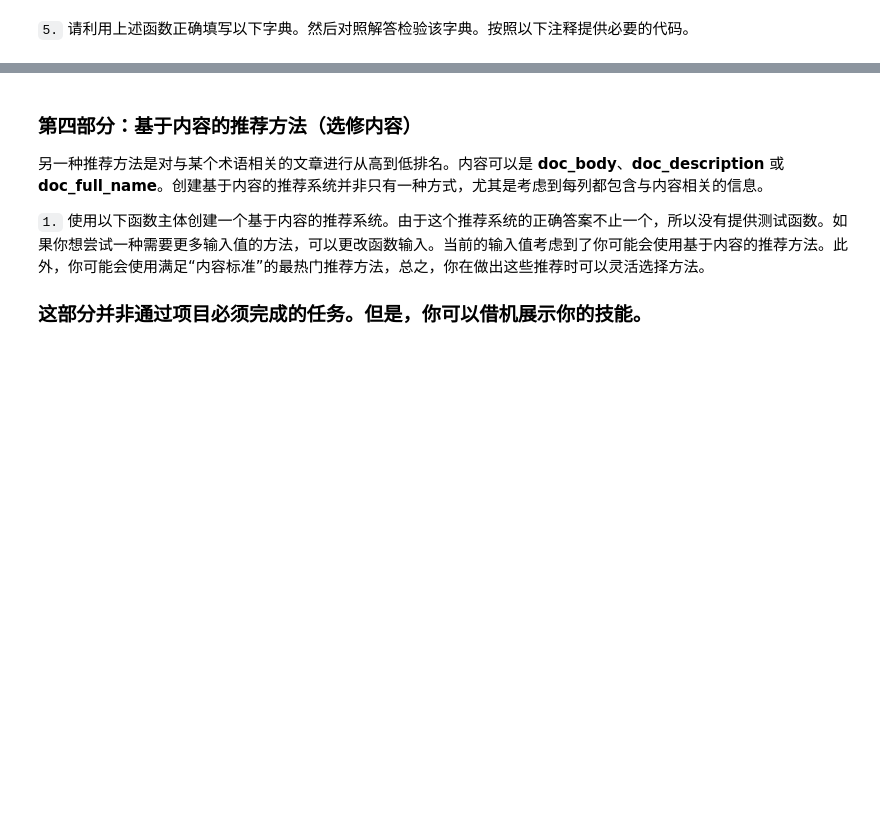
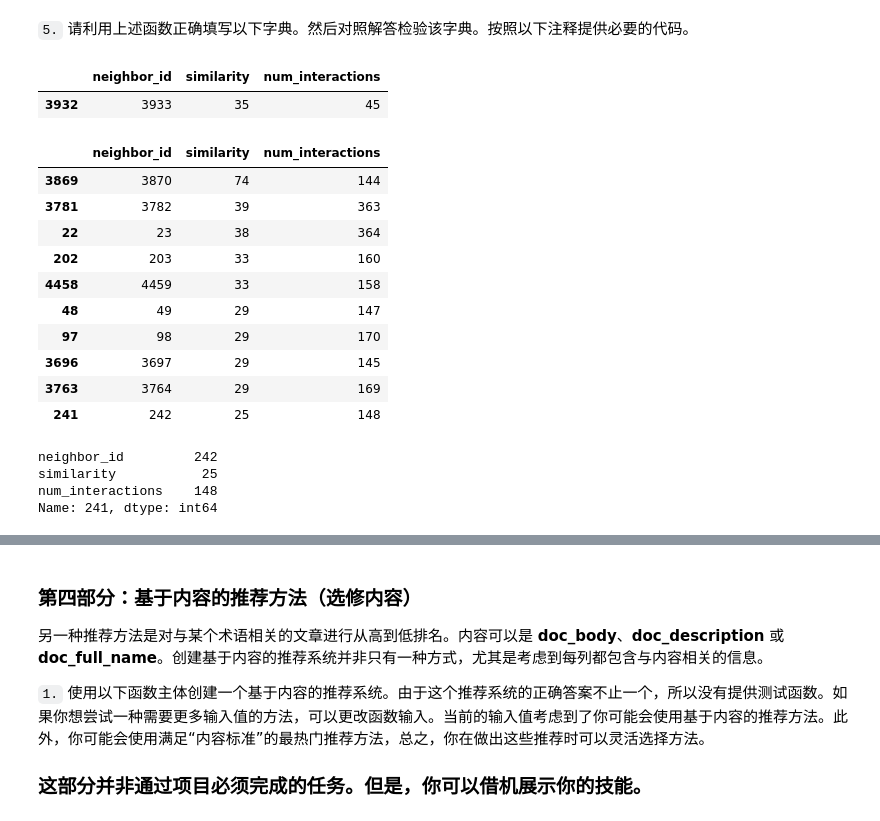
Before and after one commit to flamever2015/Experiment-Design-and-Recommendation-Engines, a Jupyter notebook: Recommendations_with_IBM-zh.ipynb, the cells around one changed output, grey strips where cells are left out. Cells and saved outputs as stored; diff of their text form; code cells hidden in the pictures; blank space fills up the shorter version.

```diff
--- a/Recommendations_with_IBM-zh.ipynb
+++ b/Recommendations_with_IBM-zh.ipynb
@@ -551,7 +526,7 @@ If this is all you see, you passed all of our tests!  Nice job!
 
 * 当推荐的文章数量以低于 m 的数字开始并以高于 m的数字结束时，我们并非随意选择文章，而是先选择总互动次数最多的文章，然后选择总互动次数第二多的文章。你可以利用之前编写的 **top_articles** 函数获得这种排名。
 # %%
-def get_top_sorted_users(user_id, df=df, user_item=user_item):
+def get_top_sorted_users(user_id, df = df, user_item = user_item):
     '''
     INPUT:
     user_id - (int)
@@ -570,12 +545,23 @@ def get_top_sorted_users(user_id, df=df, user_item=user_item):
                     highest of each is higher in the dataframe
 
     '''
-    # Your code here
+    df_article_views = df.groupby('user_id').count().article_id
+    # using `user_item` will count all interactions as one interaction so we are using `df` to arrive at interaction count
+
+    neighbors_df = pd.concat([user_item.loc[user_id].dot(user_item.T), df_article_views], axis = 1).reset_index()
+    neighbors_df.rename(columns = {"user_id": "neighbor_id",
+                                   user_id: "similarity",
+                                   "article_id": "num_interactions"}, inplace = True)
+    neighbors_df.drop(neighbors_df[neighbors_df.neighbor_id == user_id].index, axis = 0, inplace = True)
+
+    neighbors_df['similarity'] = neighbors_df['similarity'].astype('int')
+    neighbors_df['neighbor_id'] = neighbors_df['neighbor_id'].astype('int')
+    neighbors_df = neighbors_df.sort_values(by = ['similarity', 'neighbor_id'], ascending = [False, True])
 
     return neighbors_df # Return the dataframe specified in the doc_string
 
 
-def user_user_recs_part2(user_id, m=10):
+def user_user_recs_part2(user_id, m = 10):
     '''
     INPUT:
     user_id - (int) a user id
@@ -599,6 +585,22 @@ def user_user_recs_part2(user_id, m=10):
 
     '''
     # Your code here
+    neighbors_df = get_top_sorted_users(user_id)
+
+    # set top-m neighbor_id
+    top_m_neighbors = list(neighbors_df[:m]['neighbor_id'])
+
+    # set article_ids seen by top-m neighbors
+    recs = []
+    for uid in top_m_neighbors:
+        article_ids = user_item.loc[uid]
+        recs.extend([str(aid) for aid in article_ids[article_ids == 1].index])
+
+    # remove duplicate
+    recs = list(set(recs[:m]))
+
+    # set article names and remove duplicate
+    rec_names = list(set(get_article_names(recs)))
 
     return recs, rec_names
 # %%
@@ -612,5 +620,31 @@ print(rec_names)
 # %% [markdown]
 `5.` 请利用上述函数正确填写以下字典。然后对照解答检验该字典。按照以下注释提供必要的代码。
+# %%
+get_top_sorted_users(1).head(1)
+# %% [output]
+|  | neighbor_id | similarity | num_interactions |
+| 3932 | 3933 | 35 | 45 |
+# %%
+get_top_sorted_users(131).head(10)
+# %% [output]
+|  | neighbor_id | similarity | num_interactions |
+| 3869 | 3870 | 74 | 144 |
+| 3781 | 3782 | 39 | 363 |
+| 22 | 23 | 38 | 364 |
+| 202 | 203 | 33 | 160 |
+| 4458 | 4459 | 33 | 158 |
+| 48 | 49 | 29 | 147 |
+| 97 | 98 | 29 | 170 |
+| 3696 | 3697 | 29 | 145 |
+| 3763 | 3764 | 29 | 169 |
+| 241 | 242 | 25 | 148 |
+# %%
+get_top_sorted_users(131).iloc[9]
+# %% [output]
+neighbor_id         242
+similarity           25
+num_interactions    148
+Name: 241, dtype: int64
 # %%
 ### Tests with a dictionary of results
 
```
Also changed, not shown: parts of 27 cells of this notebook.
